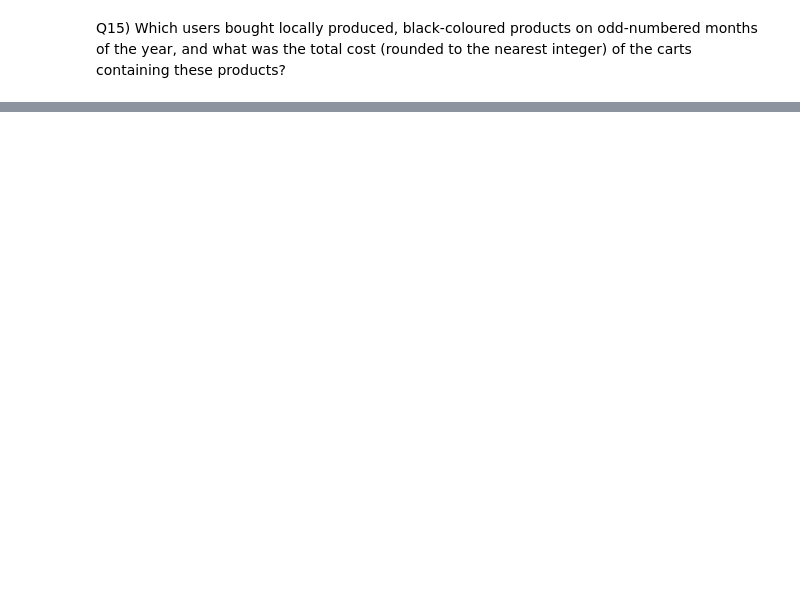
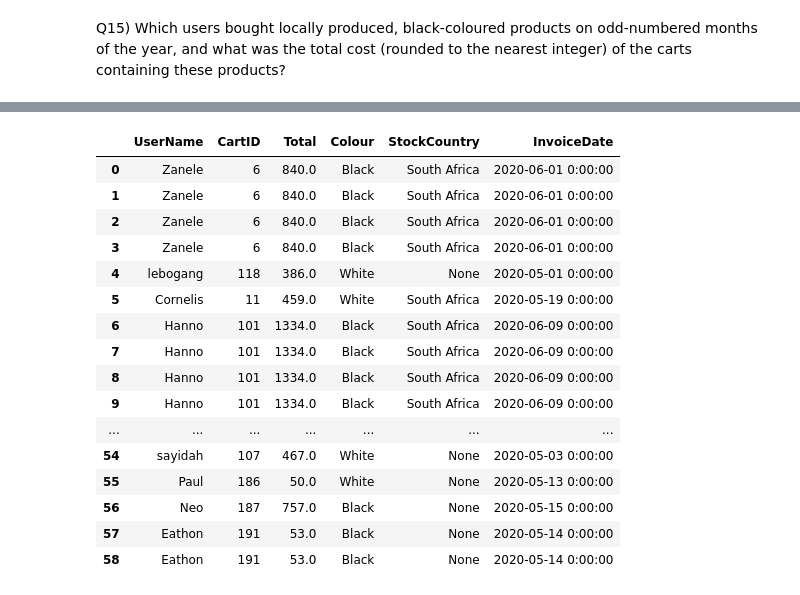
Before and after one commit to JayRolla/3NF_SQL_project, a Jupyter notebook: Christinah.ipynb, the cells around one changed output, grey strips where cells are left out. Cells and saved outputs as stored; diff of their text form; code cells hidden in the pictures; blank space fills up the shorter version.

```diff
--- a/Christinah.ipynb
+++ b/Christinah.ipynb
@@ -1059,7 +1151,7 @@ WHERE UserName = 'Cornelis' AND InvoiceDate = '2020-06-28 0:00:00';
 Q15) Which users bought locally produced, black-coloured products on odd-numbered months of the year, and what was the total cost (rounded to the nearest integer) of the carts containing these products?
 # %%
 %%read_sql
--- Write your query here:
+
 SELECT UserName,CartID, Total, Colour, StockCountry, InvoiceDate
 FROM Transactions_2NF
 INNER JOIN Products_2NF
@@ -1067,3 +1159,4 @@ USING (Barcode)
 INNER JOIN Colours_2NF
 USING(ColourID)
 WHERE StockCountry = 'South Africa' AND Colour = 'Black' AND InvoiceDate LIKE '%01%' OR InvoiceDate LIKE '%03' OR InvoiceDate LIKE '%05%' OR InvoiceDate LIKE '%07' OR InvoiceDate LIKE '%09%'
+# %% [output]
@@ -1069,0 +1164,17 @@ WHERE StockCountry = 'South Africa' AND Colour = 'Black' AND InvoiceDate LIKE '%
+|  | UserName | CartID | Total | Colour | StockCountry | InvoiceDate |
+| 0 | Zanele | 6 | 840.0 | Black | South Africa | 2020-06-01 0:00:00 |
+| 1 | Zanele | 6 | 840.0 | Black | South Africa | 2020-06-01 0:00:00 |
+| 2 | Zanele | 6 | 840.0 | Black | South Africa | 2020-06-01 0:00:00 |
+| 3 | Zanele | 6 | 840.0 | Black | South Africa | 2020-06-01 0:00:00 |
+| 4 | lebogang | 118 | 386.0 | White | None | 2020-05-01 0:00:00 |
+| 5 | Cornelis | 11 | 459.0 | White | South Africa | 2020-05-19 0:00:00 |
+| 6 | Hanno | 101 | 1334.0 | Black | South Africa | 2020-06-09 0:00:00 |
+| 7 | Hanno | 101 | 1334.0 | Black | South Africa | 2020-06-09 0:00:00 |
+| 8 | Hanno | 101 | 1334.0 | Black | South Africa | 2020-06-09 0:00:00 |
+| 9 | Hanno | 101 | 1334.0 | Black | South Africa | 2020-06-09 0:00:00 |
+| ... | ... | ... | ... | ... | ... | ... |
+| 54 | sayidah | 107 | 467.0 | White | None | 2020-05-03 0:00:00 |
+| 55 | Paul | 186 | 50.0 | White | None | 2020-05-13 0:00:00 |
+| 56 | Neo | 187 | 757.0 | Black | None | 2020-05-15 0:00:00 |
+| 57 | Eathon | 191 | 53.0 | Black | None | 2020-05-14 0:00:00 |
+| 58 | Eathon | 191 | 53.0 | Black | None | 2020-05-14 0:00:00 |
```
Also changed, not shown: parts of 66 cells of this notebook.
